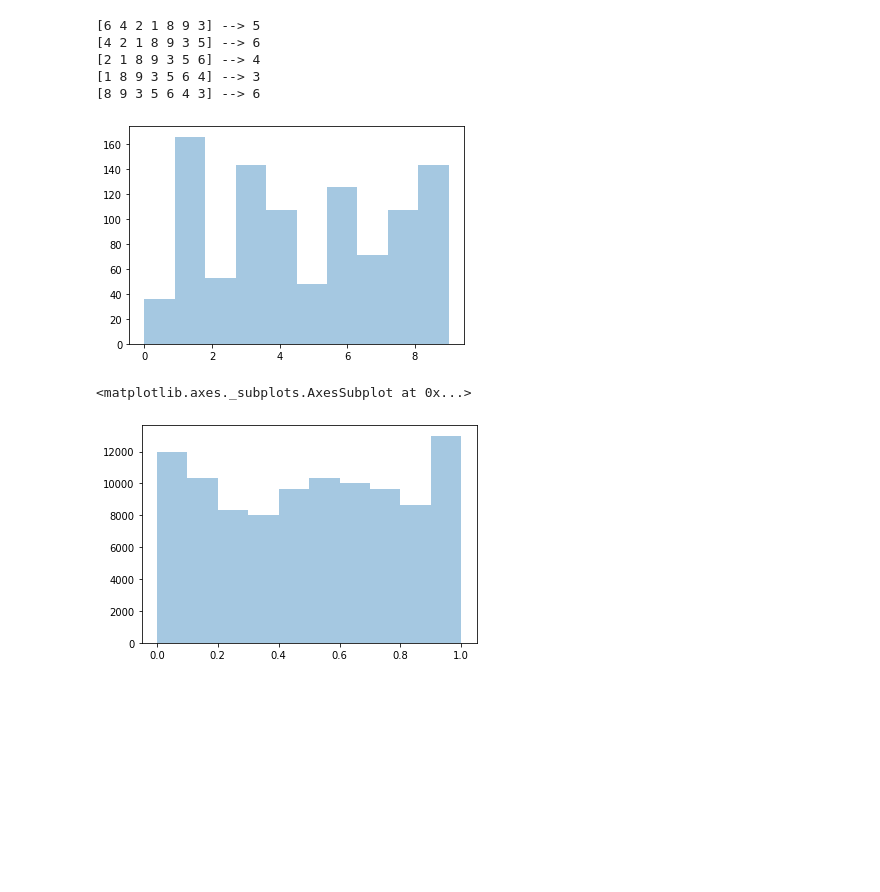
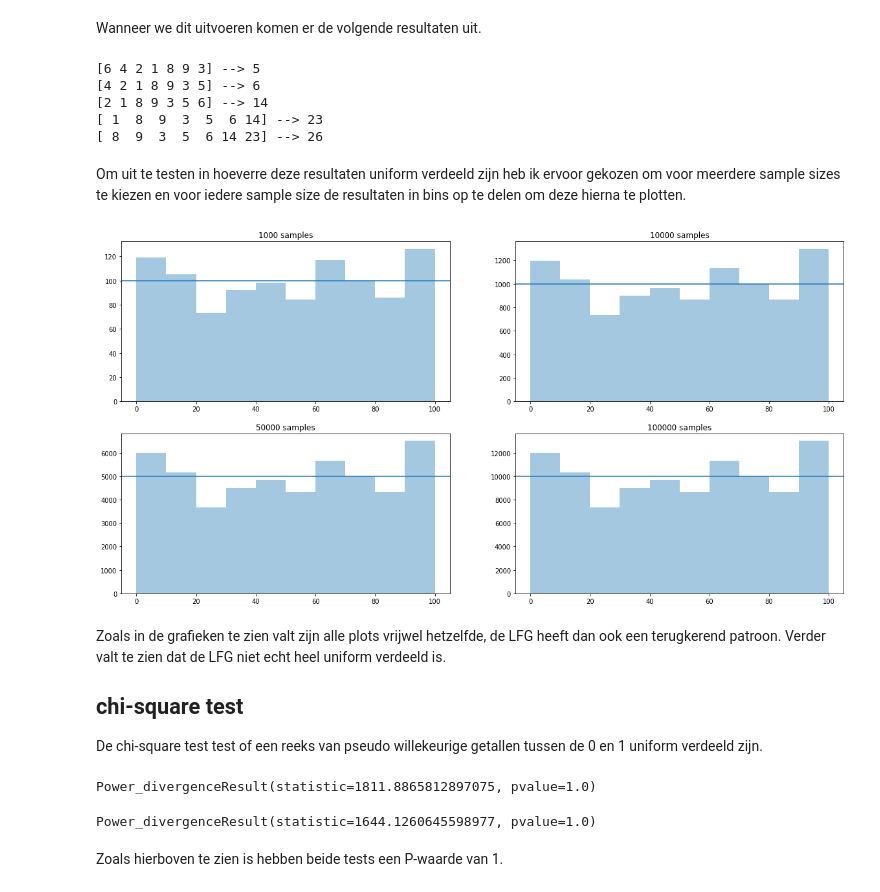
Before and after one commit to StanMey/Simulation-Modelling, a Jupyter notebook: week_5/Random_number_generator.ipynb, the cells around one changed output. Drawn from its saved outputs; the diff is of its cells as text; code cells hidden in the pictures; blank space fills up the shorter version.

```diff
--- a/week_5/Random_number_generator.ipynb
+++ b/week_5/Random_number_generator.ipynb
@@ -63,44 +76,72 @@ class PseudoRandomGen(object):
         self.m = m
 
     def gen_random(self):
-        """
-
-        """
+        """"""
         new_int = self.opp(self.seed[self.j - 1], self.seed[self.k - 1]) % self.m
         self.seed = np.append(self.seed[1:], new_int)
         return new_int
+
+    def gen_random_sample(self, n):
+        """"""
+        result = []
+        for x in range(n):
+            result.append(self.gen_random())
+        return result
+# %% [markdown]
+Wanneer we dit uitvoeren komen er de volgende resultaten uit.
 # %%
-rd_test = PseudoRandomGen(6421893)
+rd_test = PseudoRandomGen(6421893, m=100)
 
 for x in range(0, 5):
     print("{0} --> {1}".format(rd_test.seed, rd_test.gen_random()))
 # %% [output]
 [6 4 2 1 8 9 3] --> 5
 [4 2 1 8 9 3 5] --> 6
-[2 1 8 9 3 5 6] --> 4
-[1 8 9 3 5 6 4] --> 3
-[8 9 3 5 6 4 3] --> 6
+[2 1 8 9 3 5 6] --> 14
+[ 1  8  9  3  5  6 14] --> 23
+[ 8  9  3  5  6 14 23] --> 26
+# %% [markdown]
+Om uit te testen in hoeverre deze resultaten uniform verdeeld zijn heb ik ervoor gekozen om voor meerdere sample sizes te kiezen en voor iedere sample size de resultaten in bins op te delen om deze hierna te plotten.
 # %%
-for x in [1000, 10000, 50000, 100000]:
-    new_rd = PseudoRandomGen(6421893)
+tests = [1000, 10000, 50000, 100000]
+count = 0
 
-    dist = []
-    for i in range(x):
-        dist.append(new_rd.gen_random())
+fig, axs = plt.subplots(2, 2, figsize=(20, 10))
 
+for x in [0, 1]:
+    for y in [0, 1]:
 
-    sns.distplot(dist, bins=10, kde=False)
-    break
+        new_rd = PseudoRandomGen(6421893, m=101)
+
+        dist = []
+        for i in range(tests[count]):
+            dist.append(new_rd.gen_random())
+
+        sns.distplot(dist, bins=10, kde=False, ax=axs[x][y])
+        axs[x][y].set_title("{0} samples".format(tests[count]))
+        axs[x][y].axhline(tests[count] // 10)
+
+        count += 1
 # %% [output]
-[figure, old version]
+[figure, new version]
-# %%
-new_rd = PseudoRandomGen(6421893, m=101)
-
-dist = []
-for i in range(100000):
-    dist.append(new_rd.gen_random() / 100)
-
-sns.distplot(dist, bins=10, kde=False)
-# %% [output]
-<matplotlib.axes._subplots.AxesSubplot at 0x...>
-[figure, removed]
+# %% [markdown]
+Zoals in de grafieken te zien valt zijn alle plots vrijwel hetzelfde, de LFG heeft dan ook een terugkerend patroon. Verder valt te zien dat de LFG niet echt heel uniform verdeeld is.
+
+## chi-square test
+De chi-square test test of een reeks van pseudo willekeurige getallen tussen de 0 en 1 uniform verdeeld zijn.
+# %%
+from scipy.stats import chisquare
+
+new_rd = PseudoRandomGen(6421893, m=101)
+dist = np.array(new_rd.gen_random_sample(10000)) / 100
+
+chisquare(dist)
+# %% [output]
+Power_divergenceResult(statistic=1811.8865812897075, pvalue=1.0)
+# %%
+test_dist = np.random.random_sample(10000)
+chisquare(test_dist)
+# %% [output]
+Power_divergenceResult(statistic=1644.1260645598977, pvalue=1.0)
+# %% [markdown]
+Zoals hierboven te zien is hebben beide tests een P-waarde van 1.
```
Also changed, not shown: parts of 13 cells of this notebook.
